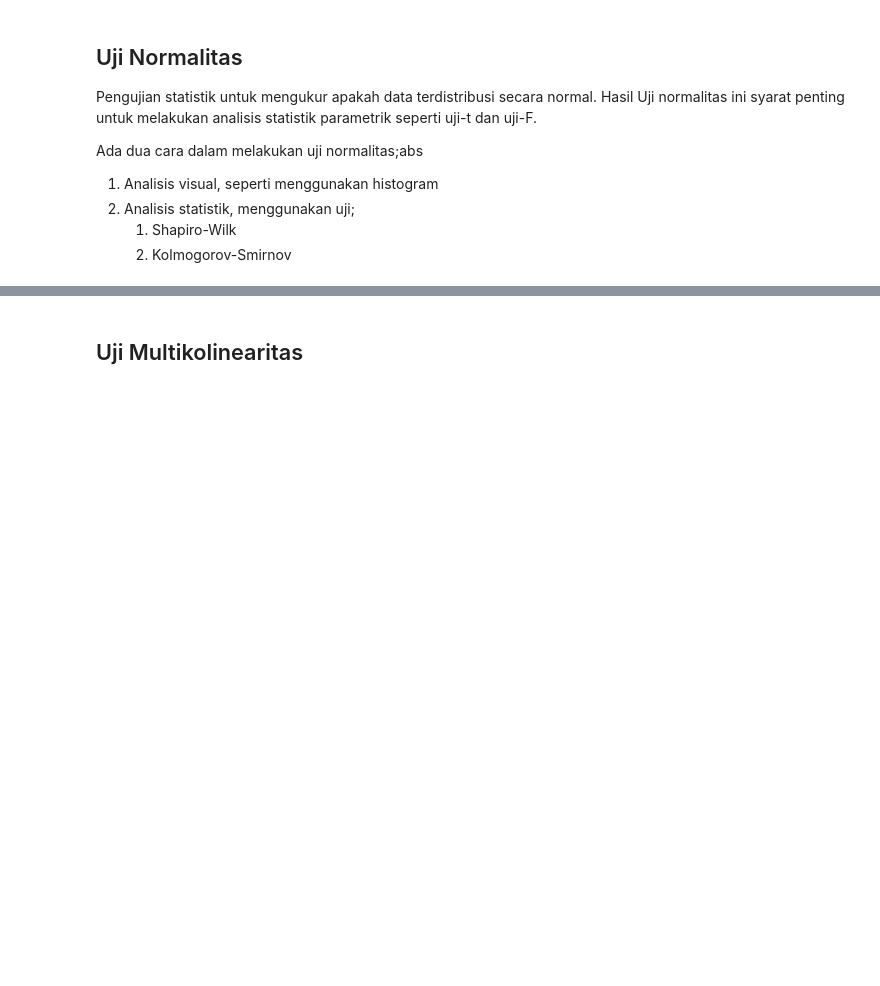
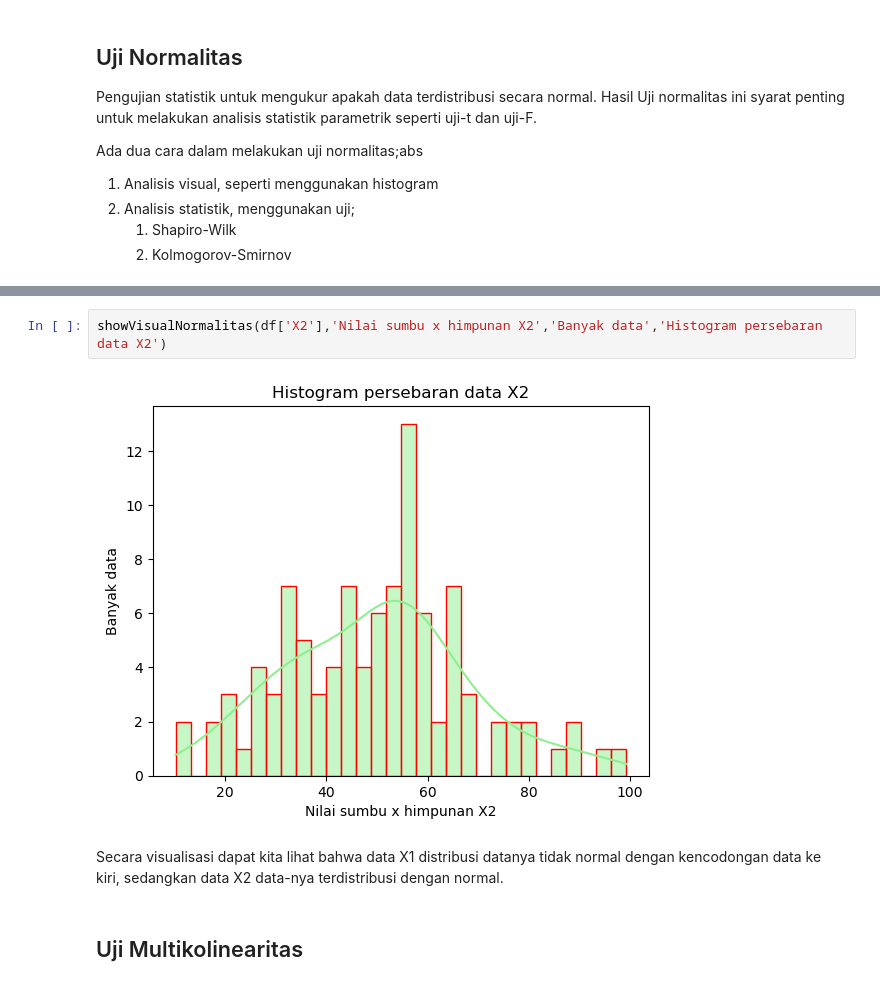
Before and after one commit to muhammadfarras/muhammadfarras.github.io, a Jupyter notebook: docs/All Bout Data/Data Mining/Statistical Analysis and Data Mining/materi/1_uji_asumsi_klasik.ipynb, the cells around one changed output, grey strips where cells are left out. Cells and saved outputs as stored; diff of their text form; blank space fills up the shorter version.

```diff
--- a/docs/All Bout Data/Data Mining/Statistical Analysis and Data Mining/materi/1_uji_asumsi_klasik.ipynb
+++ b/docs/All Bout Data/Data Mining/Statistical Analysis and Data Mining/materi/1_uji_asumsi_klasik.ipynb
@@ -27,3 +80,9 @@ Ada dua cara dalam melakukan uji normalitas;abs
+# %%
+showVisualNormalitas(df['X2'],'Nilai sumbu x himpunan X2','Banyak data','Histogram persebaran data X2')
+# %% [output]
+[figure, added]
+# %% [markdown]
+Secara visualisasi dapat kita lihat bahwa data X1 distribusi datanya tidak normal dengan kencodongan data ke kiri, sedangkan data X2 data-nya terdistribusi dengan normal.
 # %% [markdown]
 ## Uji Multikolinearitas
 # %% [markdown]
```
Also changed, not shown: parts of 5 cells of this notebook, 1 other file.
